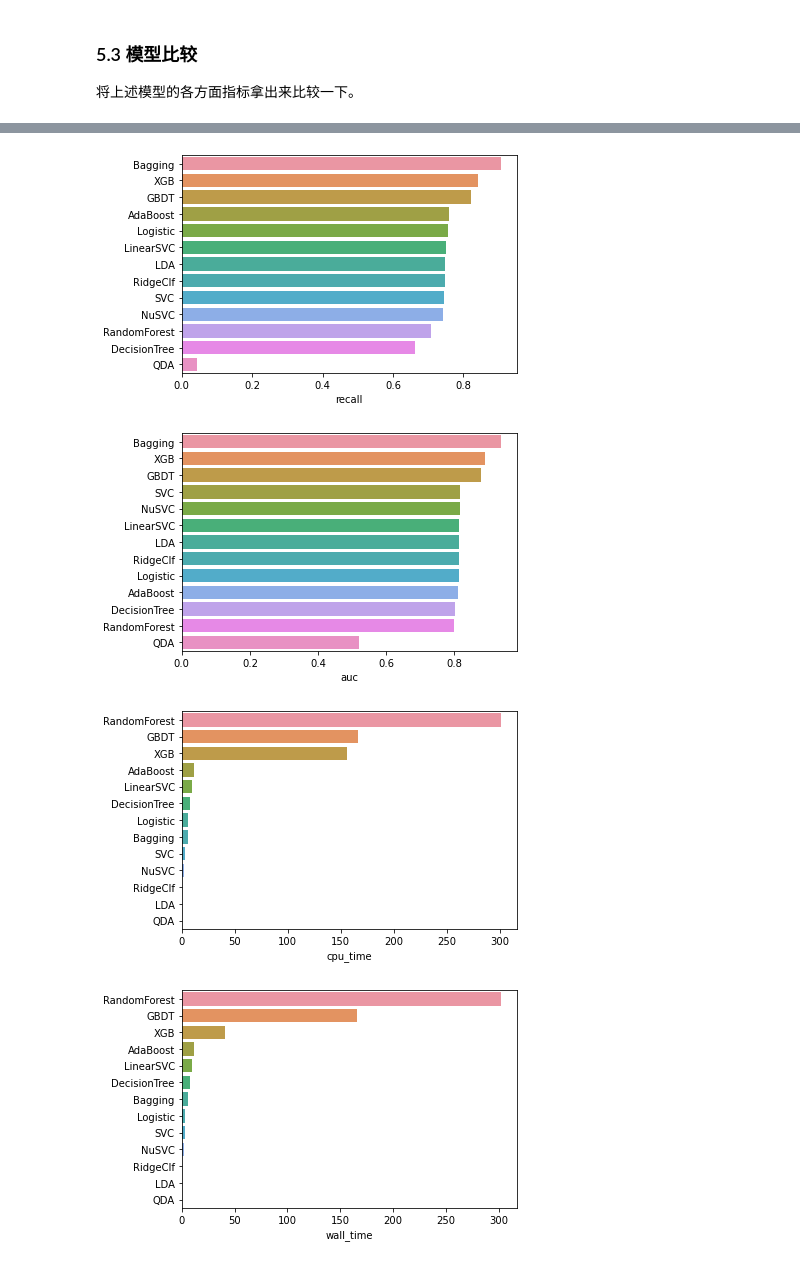
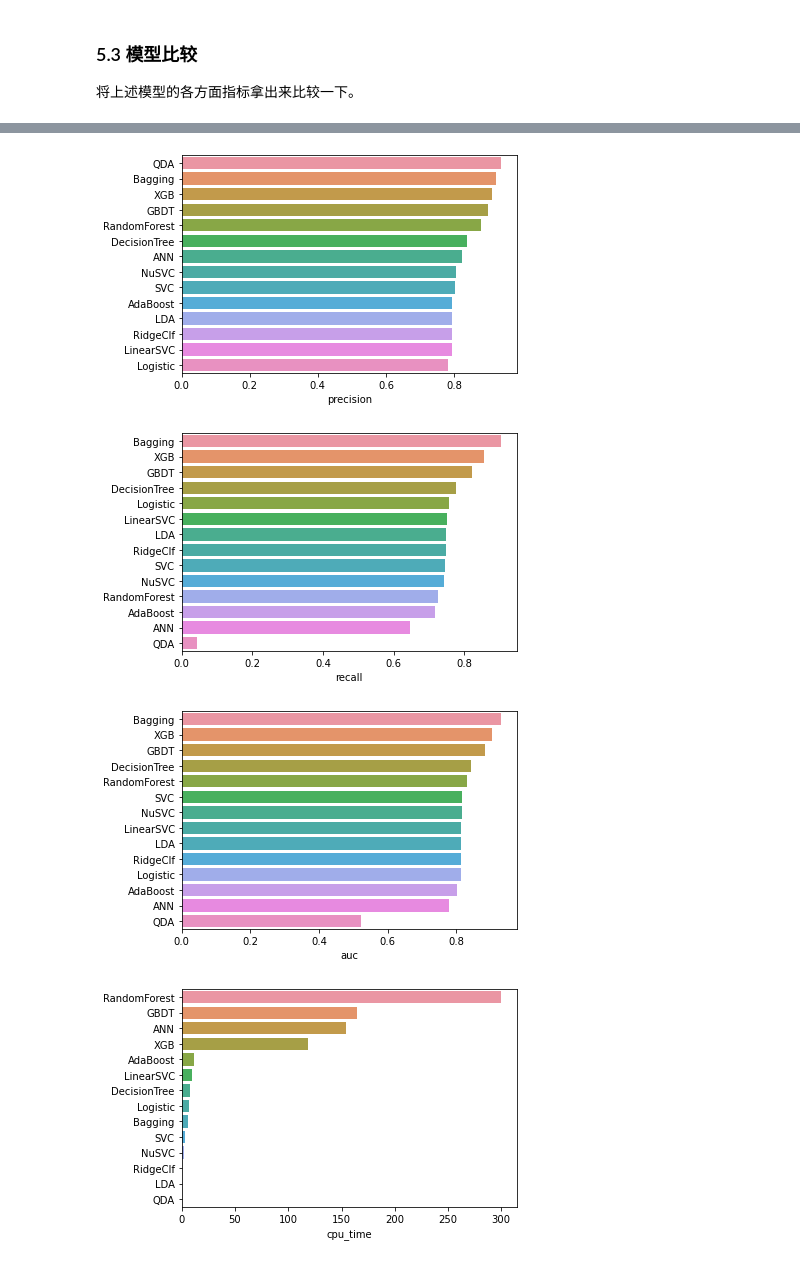
Before and after one commit to madlogos/dataSciProj, a Jupyter notebook: 01_titanic/ml_py.ipynb, the cells around one changed output, grey strips where cells are left out. Saved outputs shown, nothing was run; the diff lists cells and outputs as text; code cells hidden in the pictures.

```diff
--- a/01_titanic/ml_py.ipynb
+++ b/01_titanic/ml_py.ipynb
@@ -1026,7 +1065,8 @@ params_grid['XGB'] = {
     'n_estimators': [10, 50, 100], 'learning_rate': [0.1, 0.2, 0.5, 1, 2],
     'subsample': [0.7, 0.85, 1], 'max_depth': [3, 6, 8]
 }
-models['XGB'] = fit_model(XGBClassifier(), params_grid['XGB'])
+models['XGB'] = fit_model(XGBClassifier(), params_grid['XGB'],
+                          X=X_train_, y=y_train_)
 # %% [output]
 [Parallel(n_jobs=1)]: Using backend SequentialBackend with 1 concurrent workers.
 Fitting 5 folds for each of 135 candidates, totalling 675 fits
@@ -1036,0 +1109,17 @@ Fitting 5 folds for each of 135 candidates, totalling 675 fits
+# %%
+X_ann = X_train.to_numpy()
+y_ann = pd.get_dummies(y_train).to_numpy()
+## split the data sets
+Xnn_tr, Xnn_te, ynn_tr, ynn_te = train_test_split(
+    X_ann, y_ann, test_size=0.33)
+# %%
+t0 = time.time()
+t_0 = time.process_time()
+nn.fit(
+    Xnn_tr, ynn_tr,
+    batch_size=128, epochs=200, verbose=0);
+t1 = time.time()
+t_1 = time.process_time()
+models['ANN'] = {
+    'cpu_time': t_1 - t_0, 'wall_time': t1 - t0, 'params': None,
+    'model': nn}
@@ -1037,3 +1128,14 @@ Fitting 5 folds for each of 135 candidates, totalling 675 fits
+# %%
+# test it on validation set
+y_pred = nn.predict_classes(Xnn_te)
+y_true = ynn_te[:, 1]
+
+models['ANN']['score'] = models['ANN']['accuracy'] = accuracy_score(y_true, y_pred)
+models['ANN']['f1_score'] = f1_score(y_true, y_pred)
+models['ANN']['precision'] = precision_score(y_true, y_pred)
+models['ANN']['recall'] = recall_score(y_true, y_pred)
+fpr, tpr, thres = roc_curve(y_true, y_pred)
+models['ANN']['auc'] = auc(fpr, tpr)
 # %% [markdown]
 ### 5.3 模型比较
 
@@ -1063,7 +1166,7 @@ def rank_model_prof(prof:str, df:pd.DataFrame=model_prof):
     sns.barplot(y=a.index, x=a[prof])
     plt.show();
 # %%
-for var in ['f1_score', 'accuracy', 'precision', 'recall',
+for var in ['score', 'f1_score', 'accuracy', 'precision', 'recall',
             'auc', 'cpu_time', 'wall_time']:
     rank_model_prof(var)
 # %% [output]
@@ -1073,4 +1176,4 @@ for var in ['f1_score', 'accuracy', 'precision', 'recall',
-[figure, old version]
+[figure, new version]
-[figure, old version]
+[figure, new version]
-[figure, old version]
+[figure, new version]
-[figure, old version]
+[figure, new version]
```
Also changed, not shown: parts of 36 cells of this notebook.
